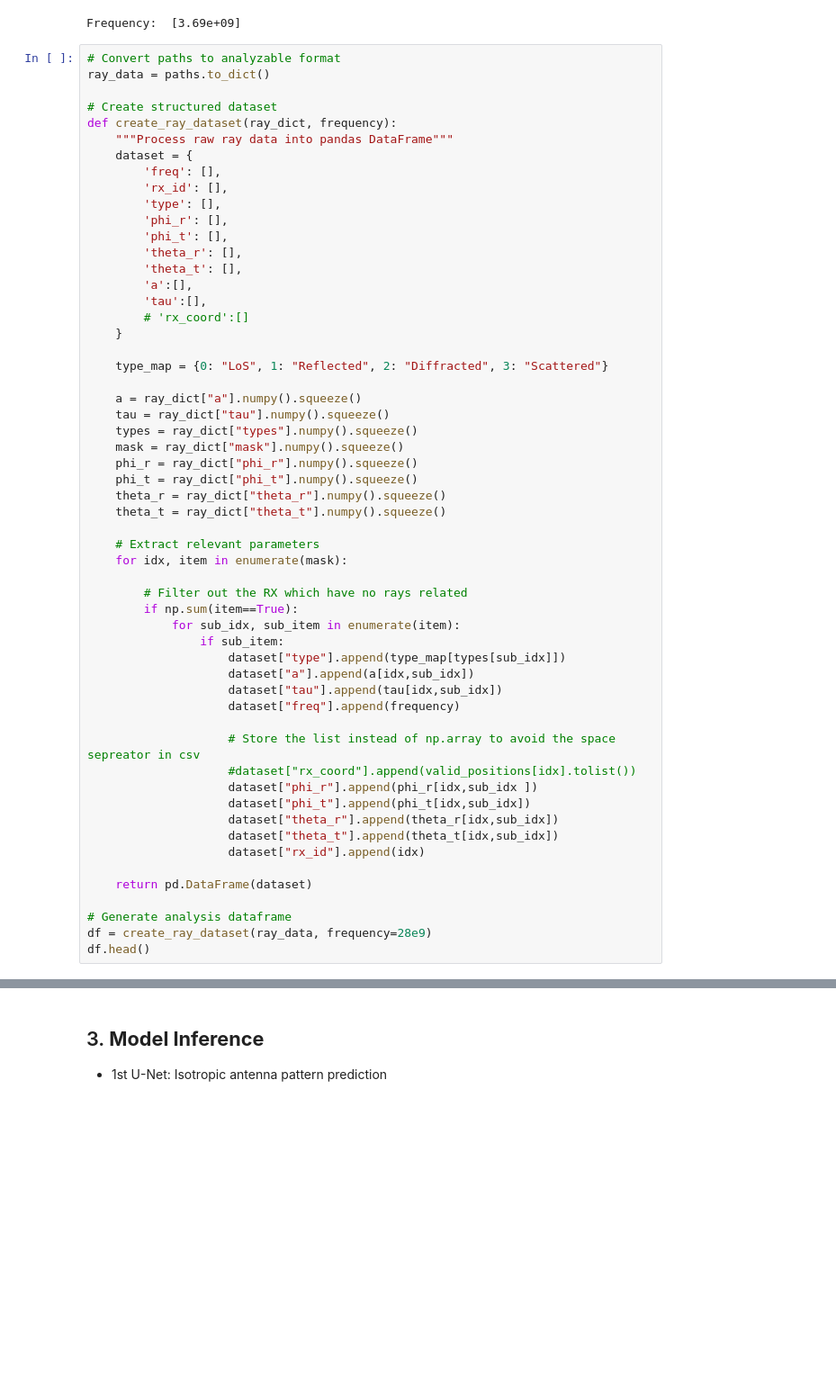
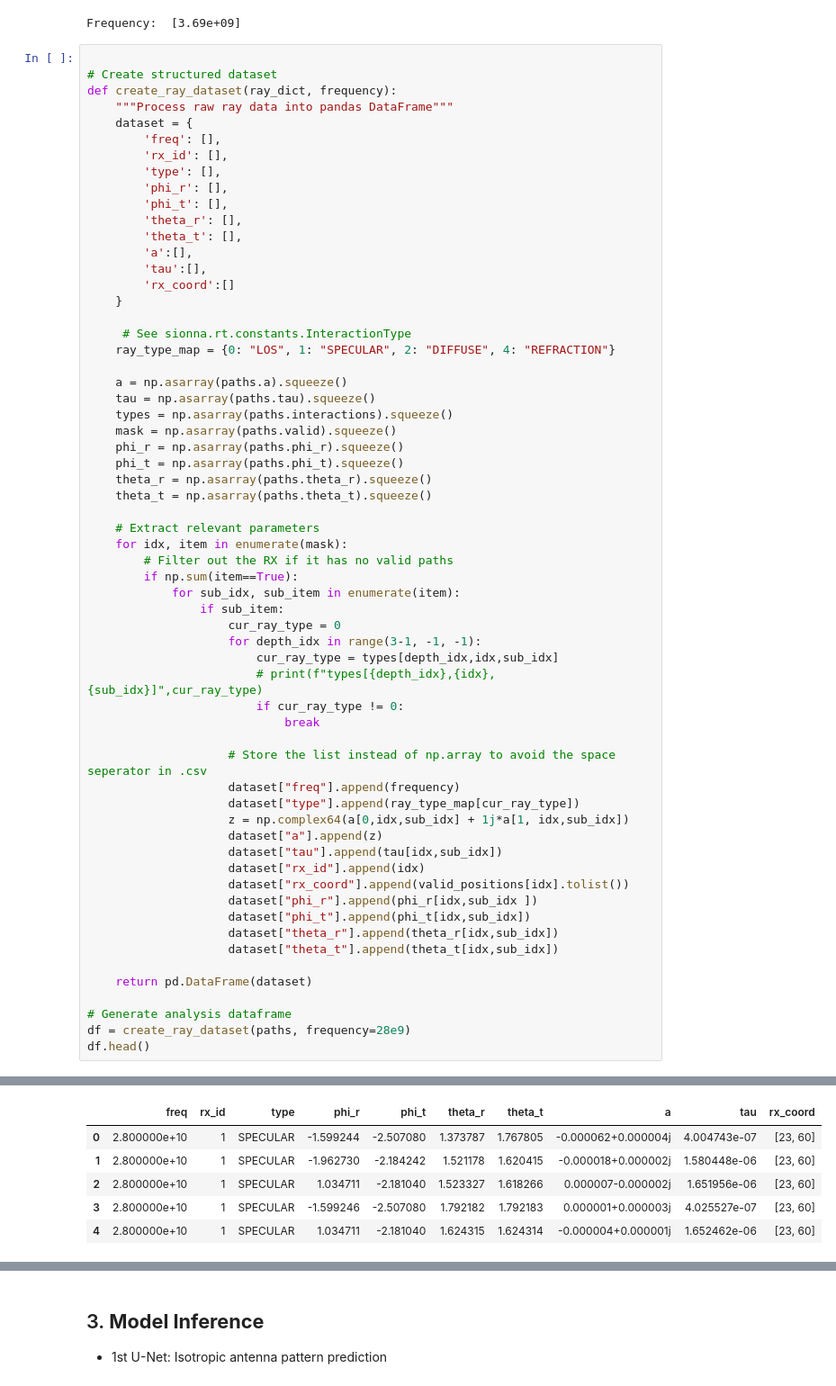
Before and after one commit to davidklee04/Sionna_Princeton, a Jupyter notebook: examples/4_ml_coverage_map.ipynb, the cells around one changed output, grey strips where cells are left out. Shown at 90% size. Drawn from its saved outputs; the diff is of its cells as text; blank space fills up the shorter version.

Commit message:
Updates t4/5 with Sionna v1.1

```diff
--- a/examples/4_ml_coverage_map.ipynb
+++ b/examples/4_ml_coverage_map.ipynb
@@ -396,8 +398,6 @@ paths = solver(scene, max_depth=3,
 # %% [output]
 Frequency:  [3.69e+09]
 # %%
-# Convert paths to analyzable format
-ray_data = paths.to_dict()
 
 # Create structured dataset
 def create_ray_dataset(ray_dict, frequency):
@@ -412,43 +412,50 @@ def create_ray_dataset(ray_dict, frequency):
         'theta_t': [],
         'a':[],
         'tau':[],
-        # 'rx_coord':[]
+        'rx_coord':[]
     }
 
-    type_map = {0: "LoS", 1: "Reflected", 2: "Diffracted", 3: "Scattered"}
+     # See sionna.rt.constants.InteractionType
+    ray_type_map = {0: "LOS", 1: "SPECULAR", 2: "DIFFUSE", 4: "REFRACTION"}
 
-    a = ray_dict["a"].numpy().squeeze()
-    tau = ray_dict["tau"].numpy().squeeze()
-    types = ray_dict["types"].numpy().squeeze()
-    mask = ray_dict["mask"].numpy().squeeze()
-    phi_r = ray_dict["phi_r"].numpy().squeeze()
-    phi_t = ray_dict["phi_t"].numpy().squeeze()
-    theta_r = ray_dict["theta_r"].numpy().squeeze()
-    theta_t = ray_dict["theta_t"].numpy().squeeze()
+    a = np.asarray(paths.a).squeeze()
+    tau = np.asarray(paths.tau).squeeze()
+    types = np.asarray(paths.interactions).squeeze()
+    mask = np.asarray(paths.valid).squeeze()
+    phi_r = np.asarray(paths.phi_r).squeeze()
+    phi_t = np.asarray(paths.phi_t).squeeze()
+    theta_r = np.asarray(paths.theta_r).squeeze()
+    theta_t = np.asarray(paths.theta_t).squeeze()
 
     # Extract relevant parameters
     for idx, item in enumerate(mask):
-
-        # Filter out the RX which have no rays related
+        # Filter out the RX if it has no valid paths
         if np.sum(item==True):
             for sub_idx, sub_item in enumerate(item):
                 if sub_item:
-                    dataset["type"].append(type_map[types[sub_idx]])
-                    dataset["a"].append(a[idx,sub_idx])
+                    cur_ray_type = 0
+                    for depth_idx in range(3-1, -1, -1):
+                        cur_ray_type = types[depth_idx,idx,sub_idx]
+                        # print(f"types[{depth_idx},{idx},{sub_idx}]",cur_ray_type)
+                        if cur_ray_type != 0:
+                            break
+
+                    # Store the list instead of np.array to avoid the space seperator in .csv
+                    dataset["freq"].append(frequency)
+                    dataset["type"].append(ray_type_map[cur_ray_type])
+                    z = np.complex64(a[0,idx,sub_idx] + 1j*a[1, idx,sub_idx])
+                    dataset["a"].append(z)
                     dataset["tau"].append(tau[idx,sub_idx])
-                    dataset["freq"].append(frequency)
-
-                    # Store the list instead of np.array to avoid the space sepreator in csv
-                    #dataset["rx_coord"].append(valid_positions[idx].tolist())
+                    dataset["rx_id"].append(idx)
+                    dataset["rx_coord"].append(valid_positions[idx].tolist())
                     dataset["phi_r"].append(phi_r[idx,sub_idx ])
                     dataset["phi_t"].append(phi_t[idx,sub_idx])
                     dataset["theta_r"].append(theta_r[idx,sub_idx])
                     dataset["theta_t"].append(theta_t[idx,sub_idx])
-                    dataset["rx_id"].append(idx)
 
     return pd.DataFrame(dataset)
 
 # Generate analysis dataframe
-df = create_ray_dataset(ray_data, frequency=28e9)
+df = create_ray_dataset(paths, frequency=28e9)
 df.head()
 # %% [output]
@@ -456,3 +462,9 @@ AttributeError: 'Paths' object has no attribute 'to_dict'
+|  | freq | rx_id | type | phi_r | phi_t | theta_r | theta_t | a | tau | rx_coord |
+| 0 | 2.800000e+10 | 1 | SPECULAR | -1.599244 | -2.507080 | 1.373787 | 1.767805 | -0.000062+0.000004j | 4.004743e-07 | [23, 60] |
+| 1 | 2.800000e+10 | 1 | SPECULAR | -1.962730 | -2.184242 | 1.521178 | 1.620415 | -0.000018+0.000002j | 1.580448e-06 | [23, 60] |
+| 2 | 2.800000e+10 | 1 | SPECULAR | 1.034711 | -2.181040 | 1.523327 | 1.618266 | 0.000007-0.000002j | 1.651956e-06 | [23, 60] |
+| 3 | 2.800000e+10 | 1 | SPECULAR | -1.599246 | -2.507080 | 1.792182 | 1.792183 | 0.000001+0.000003j | 4.025527e-07 | [23, 60] |
+| 4 | 2.800000e+10 | 1 | SPECULAR | 1.034711 | -2.181040 | 1.624315 | 1.624314 | -0.000004+0.000001j | 1.652462e-06 | [23, 60] |
 # %%
 
 # Compute the absolute values of 'a' and sum by 'rx_id'
```
Also changed, not shown: parts of 15 cells of this notebook, 1 other file.
